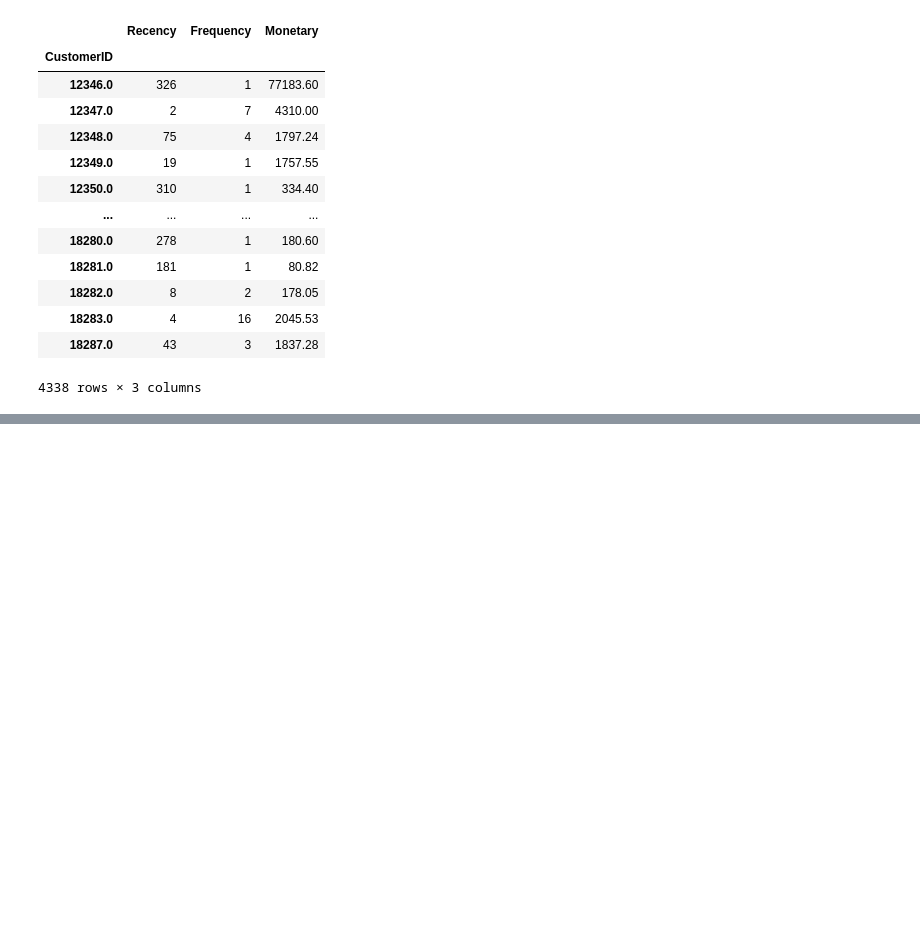
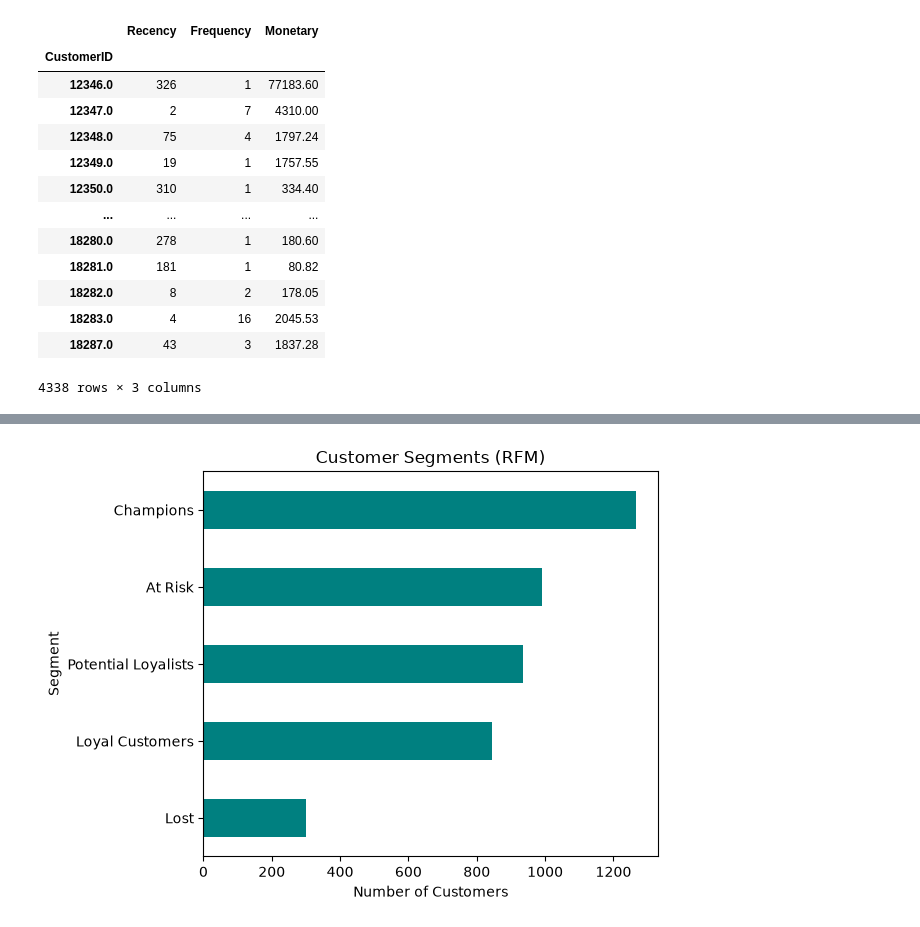
Before and after one commit to saiteja-sarvu/OnlineRetailAnalysis, a Jupyter notebook: notebooks/analysis.ipynb, the cells around one changed output, grey strips where cells are left out. Saved outputs shown, nothing was run; the diff lists cells and outputs as text; code cells hidden in the pictures; blank space fills up the shorter version.

```diff
--- a/notebooks/analysis.ipynb
+++ b/notebooks/analysis.ipynb
@@ -200,0 +205,12 @@ rfm
+# %%
+r_labels = range(4, 0, -1)  # 4 = most recent (best), 1 = least recent
+f_labels = range(1, 5)      # 4 = most frequent (best)
+m_labels = range(1, 5)      # 4 = highest spend (best)
+
+rfm['R_Score'] = pd.qcut(rfm['Recency'], q=4, labels=r_labels).astype(int)
+rfm['F_Score'] = pd.qcut(rfm['Frequency'].rank(method='first'), q=4, labels=f_labels).astype(int)
+rfm['M_Score'] = pd.qcut(rfm['Monetary'], q=4, labels=m_labels).astype(int)
+
+rfm['RFM_Score'] = rfm['R_Score'].astype(str) + rfm['F_Score'].astype(str) + rfm['M_Score'].astype(str)
+rfm['RFM_Total'] = rfm[['R_Score', 'F_Score', 'M_Score']].sum(axis=1)
+rfm.head()
@@ -200,0 +225,15 @@ rfm
+# %%
+def segment_customer(total):
+    if total >= 10:
+        return 'Champions'
+    elif total >= 8:
+        return 'Loyal Customers'
+    elif total >= 6:
+        return 'Potential Loyalists'
+    elif total >= 4:
+        return 'At Risk'
+    else:
+        return 'Lost'
+
+rfm['Segment'] = rfm['RFM_Total'].apply(segment_customer)
+rfm['Segment'].value_counts()
@@ -200,0 +248,8 @@ rfm
+# %%
+rfm['Segment'].value_counts().sort_values().plot(kind='barh', color='teal')
+plt.title('Customer Segments (RFM)')
+plt.xlabel('Number of Customers')
+plt.tight_layout()
+plt.show()
+# %% [output]
+[figure, added]
```
Also changed, not shown: parts of 16 cells of this notebook, 4 other files.
